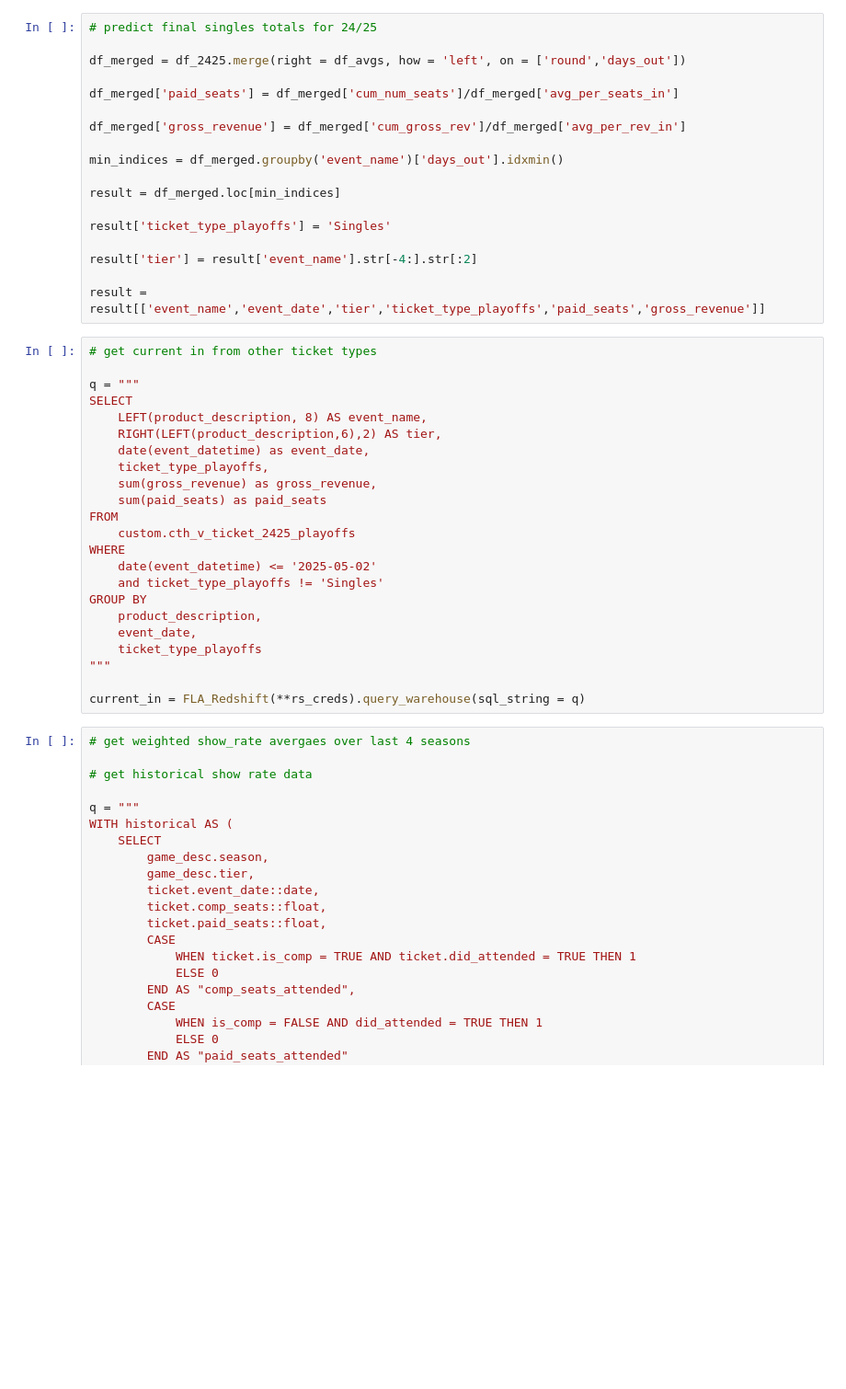
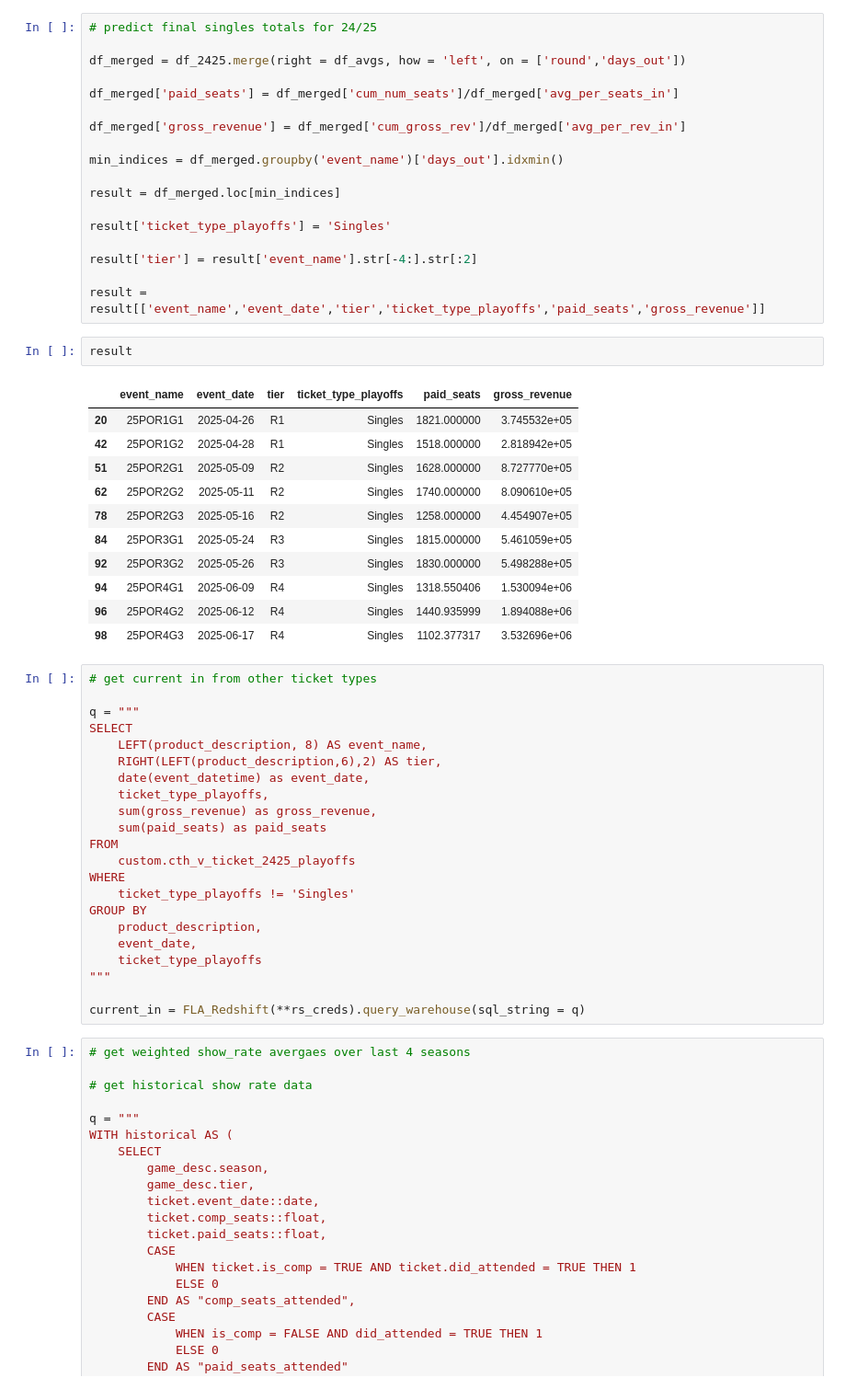
Before and after one commit to riffere-fla/pandas_party, a Jupyter notebook: playoffs_2425_projections.ipynb, the cells around one changed output. Shown: that part at 92% size. Saved outputs shown, nothing was run; the diff lists cells and outputs as text; blank space fills up the shorter version.

```diff
--- a/playoffs_2425_projections.ipynb
+++ b/playoffs_2425_projections.ipynb
@@ -184,6 +184,20 @@ result['ticket_type_playoffs'] = 'Singles'
 result['tier'] = result['event_name'].str[-4:].str[:2]
 
 result = result[['event_name','event_date','tier','ticket_type_playoffs','paid_seats','gross_revenue']]
+# %%
+result
+# %% [output]
+|  | event_name | event_date | tier | ticket_type_playoffs | paid_seats | gross_revenue |
+| 20 | 25POR1G1 | 2025-04-26 | R1 | Singles | 1821.000000 | 3.745532e+05 |
+| 42 | 25POR1G2 | 2025-04-28 | R1 | Singles | 1518.000000 | 2.818942e+05 |
+| 51 | 25POR2G1 | 2025-05-09 | R2 | Singles | 1628.000000 | 8.727770e+05 |
+| 62 | 25POR2G2 | 2025-05-11 | R2 | Singles | 1740.000000 | 8.090610e+05 |
+| 78 | 25POR2G3 | 2025-05-16 | R2 | Singles | 1258.000000 | 4.454907e+05 |
+| 84 | 25POR3G1 | 2025-05-24 | R3 | Singles | 1815.000000 | 5.461059e+05 |
+| 92 | 25POR3G2 | 2025-05-26 | R3 | Singles | 1830.000000 | 5.498288e+05 |
+| 94 | 25POR4G1 | 2025-06-09 | R4 | Singles | 1318.550406 | 1.530094e+06 |
+| 96 | 25POR4G2 | 2025-06-12 | R4 | Singles | 1440.935999 | 1.894088e+06 |
+| 98 | 25POR4G3 | 2025-06-17 | R4 | Singles | 1102.377317 | 3.532696e+06 |
 # %%
 # get current in from other ticket types
 
@@ -198,8 +212,7 @@ SELECT
 FROM
     custom.cth_v_ticket_2425_playoffs
 WHERE
-    date(event_datetime) <= '2025-05-02'
-    and ticket_type_playoffs != 'Singles'
+    ticket_type_playoffs != 'Singles'
 GROUP BY
     product_description,
     event_date,
```
Also changed, not shown: parts of 3 cells of this notebook, 5 other files.
